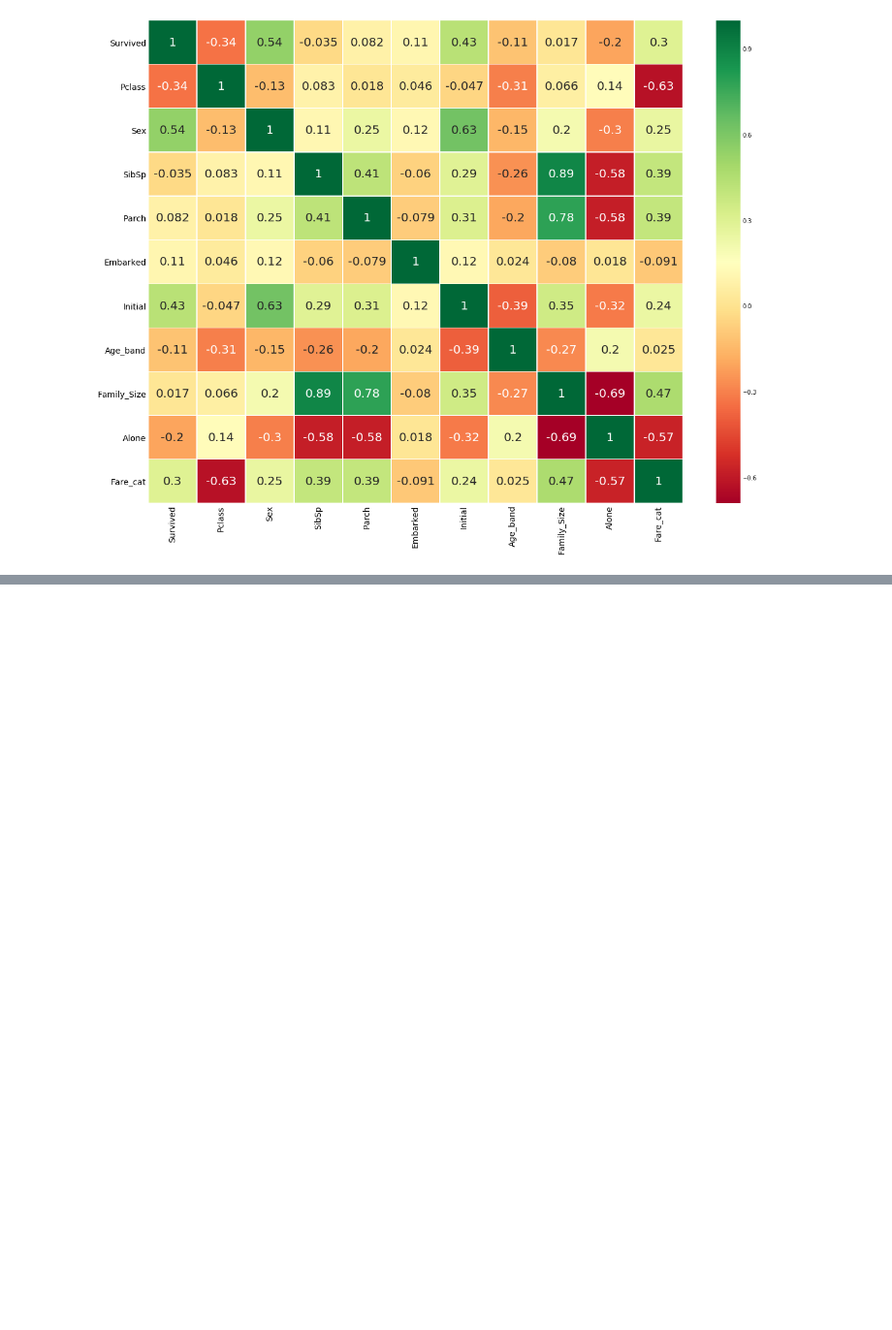
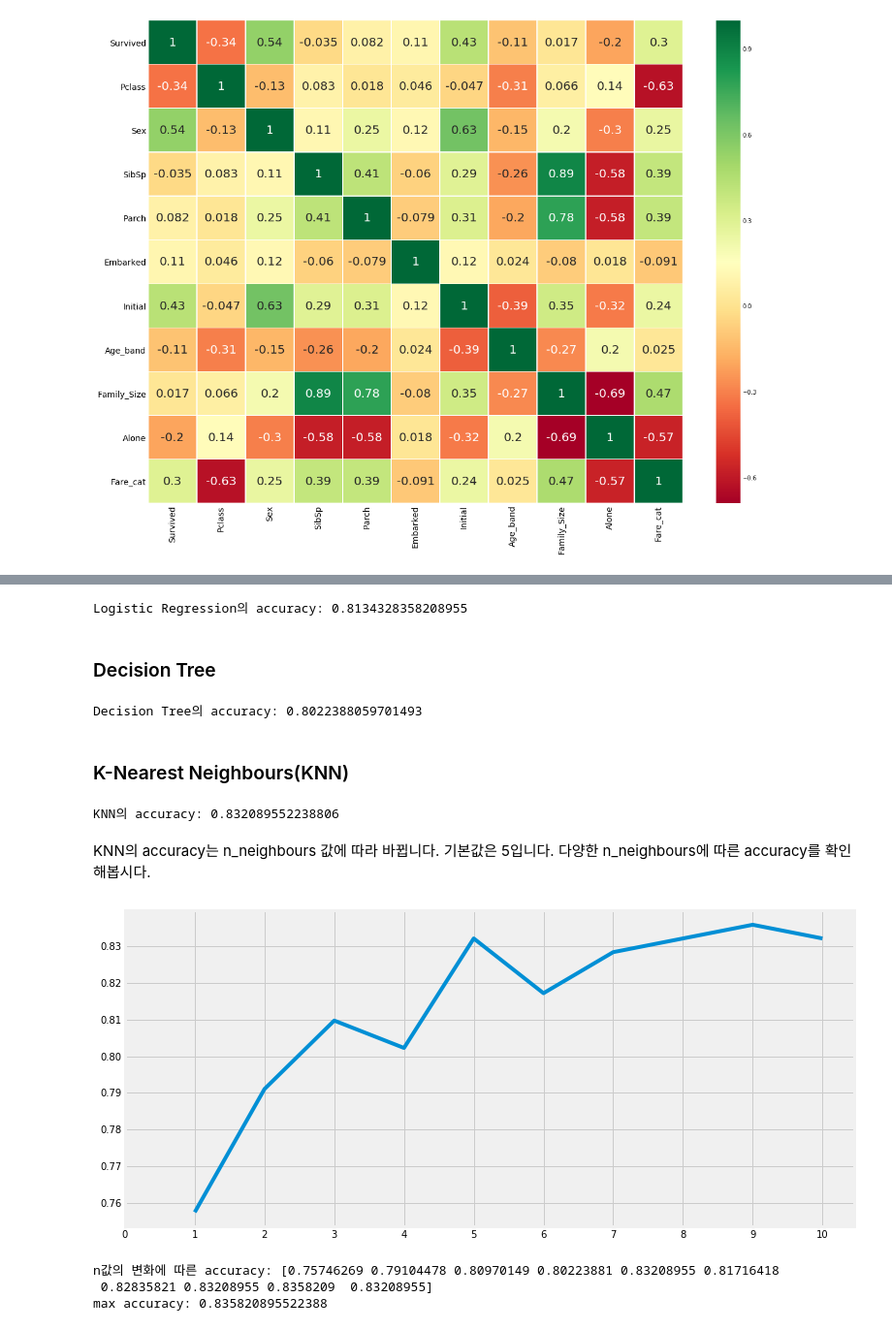
Before and after one commit to bluewood-truth/KaggleStudy, a Jupyter notebook: Binary classification/1st level_Titanic/Titanic02.ipynb, the cells around one changed output, grey strips where cells are left out. Shown at 97% size. Cells and saved outputs as stored; diff of their text form; code cells hidden in the pictures; blank space fills up the shorter version.

Commit message:
Titanic02
Part3: Predictive Modeling - 작성중

```diff
--- a/Binary classification/1st level_Titanic/Titanic02.ipynb
+++ b/Binary classification/1st level_Titanic/Titanic02.ipynb
@@ -701,0 +754,5 @@ plt.show()
+# %%
+model = svm.SVC(kernel='linear', C=.1, gamma=.1)
+model.fit(train_X,train_Y)
+prediction.append(model.predict(test_X))
+print('linear SVM의 accuracy:', metrics.accuracy_score(prediction[1],test_Y))
@@ -701,0 +763,50 @@ plt.show()
+# %%
+model = LogisticRegression()
+model.fit(train_X,train_Y)
+prediction.append(model.predict(test_X))
+print('Logistic Regression의 accuracy:', metrics.accuracy_score(prediction[2],test_Y))
+# %% [output]
+Logistic Regression의 accuracy: 0.8134328358208955
+# %% [markdown]
+### Decision Tree
+# %%
+model = DecisionTreeClassifier()
+model.fit(train_X,train_Y)
+prediction.append(model.predict(test_X))
+print('Decision Tree의 accuracy:', metrics.accuracy_score(prediction[3],test_Y))
+# %% [output]
+Decision Tree의 accuracy: 0.8022388059701493
+# %% [markdown]
+### K-Nearest Neighbours(KNN)
+# %%
+model = KNeighborsClassifier()
+model.fit(train_X,train_Y)
+prediction.append(model.predict(test_X))
+print('KNN의 accuracy:', metrics.accuracy_score(prediction[4],test_Y))
+# %% [output]
+KNN의 accuracy: 0.832089552238806
+# %% [markdown]
+KNN의 accuracy는 n_neighbours 값에 따라 바뀝니다. 기본값은 5입니다. 다양한 n_neighbours에 따른 accuracy를 확인해봅시다.
+# %%
+a_index = list(range(1,11))
+a = pd.Series()
+x = list(range(11))
+
+for i in list(range(1,11)):
+    model = KNeighborsClassifier(n_neighbors=i)
+    model.fit(train_X, train_Y)
+    pred = model.predict(test_X)
+    a = a.append(pd.Series(metrics.accuracy_score(pred, test_Y)))
+
+plt.plot(a_index, a)
+plt.xticks(x)
+fig=plt.gcf()
+fig.set_size_inches(12,6)
+plt.show()
+
+print('n값의 변화에 따른 accuracy:', a.values, '\nmax accuracy:',a.values.max())
+# %% [output]
+[figure, added]
+n값의 변화에 따른 accuracy: [0.75746269 0.79104478 0.80970149 0.80223881 0.83208955 0.81716418
+ 0.82835821 0.83208955 0.8358209  0.83208955]
+max accuracy: 0.835820895522388
```
Also changed, not shown: parts of 20 cells of this notebook.
